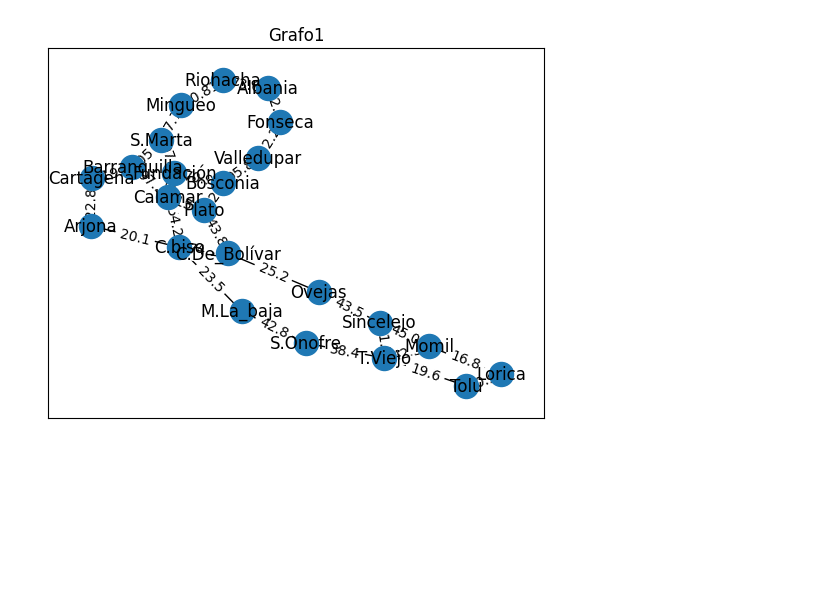
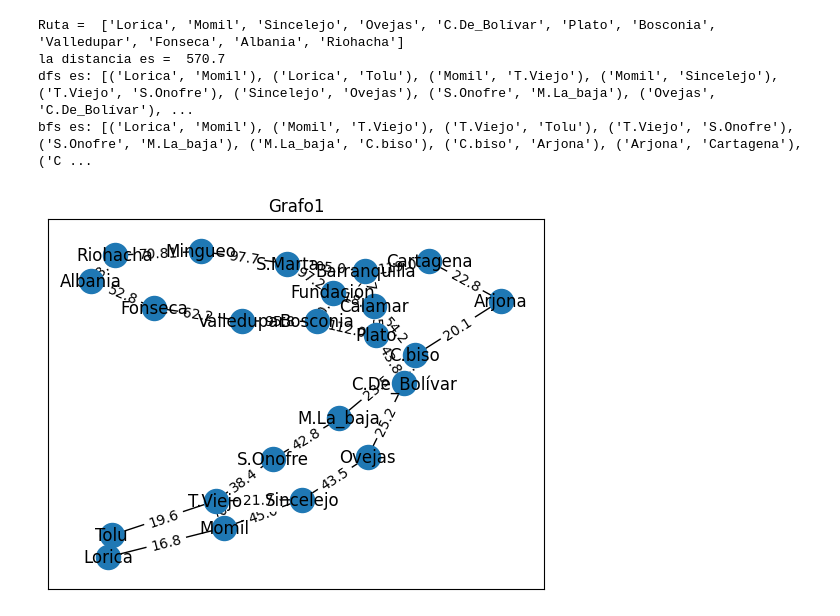
Before and after one commit to 2225508Uis/Clases, a Jupyter notebook: matDis/clase_grafos_01/07.ipynb, the cells around one changed output. Saved outputs shown, nothing was run; the diff lists cells and outputs as text; code cells hidden in the pictures; blank space fills up the shorter version.

```diff
--- a/matDis/clase_grafos_01/07.ipynb
+++ b/matDis/clase_grafos_01/07.ipynb
@@ -30,8 +30,17 @@ class Grafo:
     plt.title(titulo)
     plt.show()
 
-  def alg():
-    pass
+  def dkstra(self,start,end):
+    path = nx.dijkstra_path(self.G, source=start, target=end)
+    print("Ruta = ".format(start, end), path)
+    distance = nx.dijkstra_path_length(self.G, source=start, target=end)
+    print("la distancia es = ".format(start, end), distance)
+
+  def dfs(self,start):
+    print("dfs es:", list(nx.bfs_edges(self.G, source=start)))
+
+  def bfs(self, start):
+    print("bfs es:",list(nx.dfs_edges(self.G,source=start)))
 # %%
 Grafo1 = Grafo()
 
@@ -61,32 +70,41 @@ Grafo1.addEdge("Ovejas 25.2 C.De_Bolívar")
 Grafo1.addEdge("Arjona 22.8 Cartagena")
 
 Grafo1.addEdge("Cartagena 119 Barranquilla")
 
 Grafo1.addEdge("Barranquilla 105 S.Marta")
 Grafo1.addEdge("Barranquilla 97.3 Calamar")
 
 Grafo1.addEdge("S.Marta 97.2 Fundación")
 Grafo1.addEdge("S.Marta 97.7 Mingueo")
 
 Grafo1.addEdge("Mingueo 70.81 Riohacha")
 
 Grafo1.addEdge("Calamar 218 Fundación")
 Grafo1.addEdge("Calamar 115 Plato")
 
 Grafo1.addEdge("Fundación 70.9 Bosconia")
 
 Grafo1.addEdge("C.De_Bolívar 43.8 Plato")
 
 Grafo1.addEdge("Plato 112 Bosconia")
 
 Grafo1.addEdge("Bosconia 95.8 Valledupar")
 
 Grafo1.addEdge("Valledupar 62.2 Fonseca")
 
 Grafo1.addEdge("Fonseca 52.8 Albania")
 
 Grafo1.addEdge("Albania 73.6 Riohacha")
-#juas
+
+Grafo1.dkstra("Lorica", "Riohacha")
+Grafo1.dfs("Lorica")
+Grafo1.bfs("Lorica")
+
+
 Grafo1.printG("Grafo1")
 # %% [output]
+Ruta =  ['Lorica', 'Momil', 'Sincelejo', 'Ovejas', 'C.De_Bolívar', 'Plato', 'Bosconia', 'Valledupar', 'Fonseca', 'Albania', 'Riohacha']
+la distancia es =  570.7
+dfs es: [('Lorica', 'Momil'), ('Lorica', 'Tolu'), ('Momil', 'T.Viejo'), ('Momil', 'Sincelejo'), ('T.Viejo', 'S.Onofre'), ('Sincelejo', 'Ovejas'), ('S.Onofre', 'M.La_baja'), ('Ovejas', 'C.De_Bolívar'), ...
+bfs es: [('Lorica', 'Momil'), ('Momil', 'T.Viejo'), ('T.Viejo', 'Tolu'), ('T.Viejo', 'S.Onofre'), ('S.Onofre', 'M.La_baja'), ('M.La_baja', 'C.biso'), ('C.biso', 'Arjona'), ('Arjona', 'Cartagena'), ('C ...
-[figure, old version]
+[figure, new version]
```
